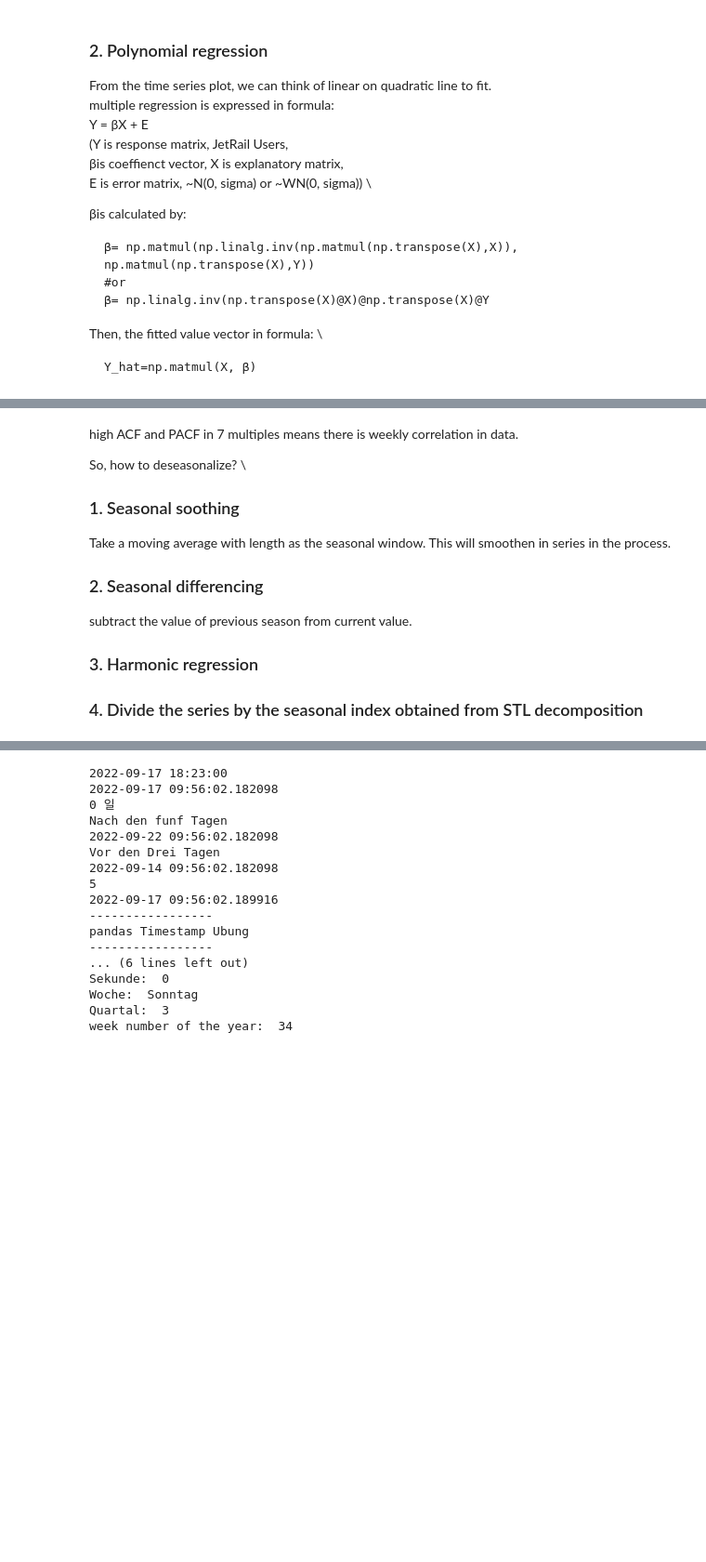
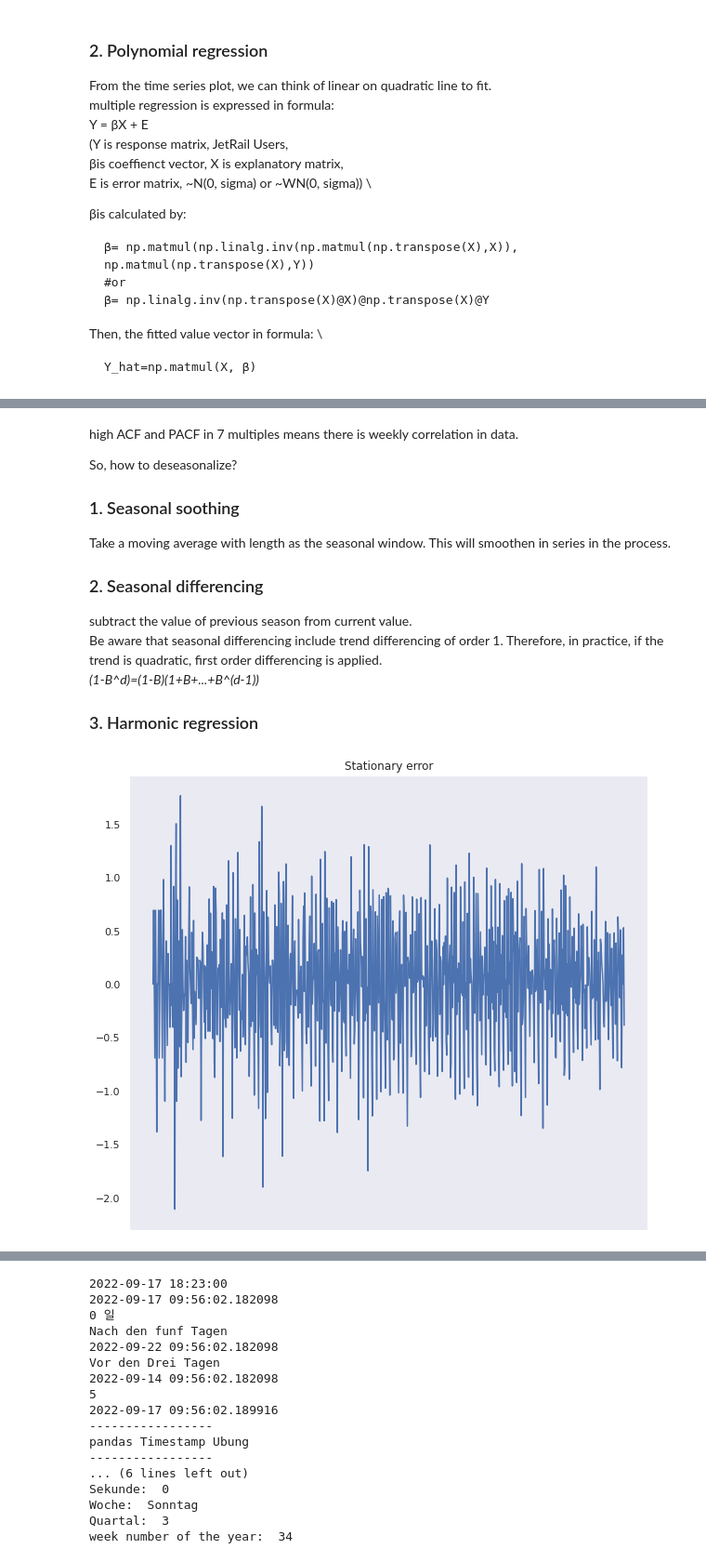
Before and after one commit to dungdunghwa/univariate-time-series-analysis, a Jupyter notebook: Timeseries.ipynb, the cells around one changed output, grey strips where cells are left out. Shown: that part at 93% size. Saved outputs shown, nothing was run; the diff lists cells and outputs as text; code cells hidden in the pictures; blank space fills up the shorter version.

```diff
--- a/Timeseries.ipynb
+++ b/Timeseries.ipynb
@@ -371,17 +415,30 @@ plot_pacf(df2_det1.iloc[1:, 1], lags=50)
 # %% [markdown]
 high ACF and PACF in 7 multiples means there is weekly correlation in data.
 
-So, how to deseasonalize? \
+So, how to deseasonalize? <br>
 ### 1. Seasonal soothing
 Take a moving average with length as the seasonal window. This will smoothen in series in the process.
 
 ### 2. Seasonal differencing
-subtract the value of previous season from current value.
+subtract the value of previous season from current value. <br>
+Be aware that seasonal differencing include trend differencing of order 1. Therefore, in practice, if the trend is quadratic, first order differencing is applied. <br>
+*(1-B^d)=(1-B)(1+B+...+B^(d-1))*
 
 ### 3. Harmonic regression
-
-### 4. Divide the series by the seasonal index obtained from STL decomposition
 # %%
 #seasonal differencing
-df2_det1_t=df2_det1.iloc[1:755, 1]
-d2_det1_t7=df2_det1.iloc[6:, 1]
+df2_det1_t=np.array(list(df2_det1.iloc[1:756, 1]))
+df2_det1_t7=np.array(list(df2_det1.iloc[7:, 1]))
+df2_det1_sn7=df2_det1_t7-df2_det1_t
+# %%
+plt.figure(figsize=(10, 9))
+plt.plot(df2_det1_sn7)
+plt.title("Stationary error")
+plt.tick_params(axis='x',
+                which='both',      # both major and minor ticks are affected
+                bottom=False,      # ticks along the bottom edge are off
+                top=False,         # ticks along the top edge are off
+                labelbottom=False)
+plt.grid(False)
+# %% [output]
+[figure, added]
```
Also changed, not shown: parts of 18 cells of this notebook.
